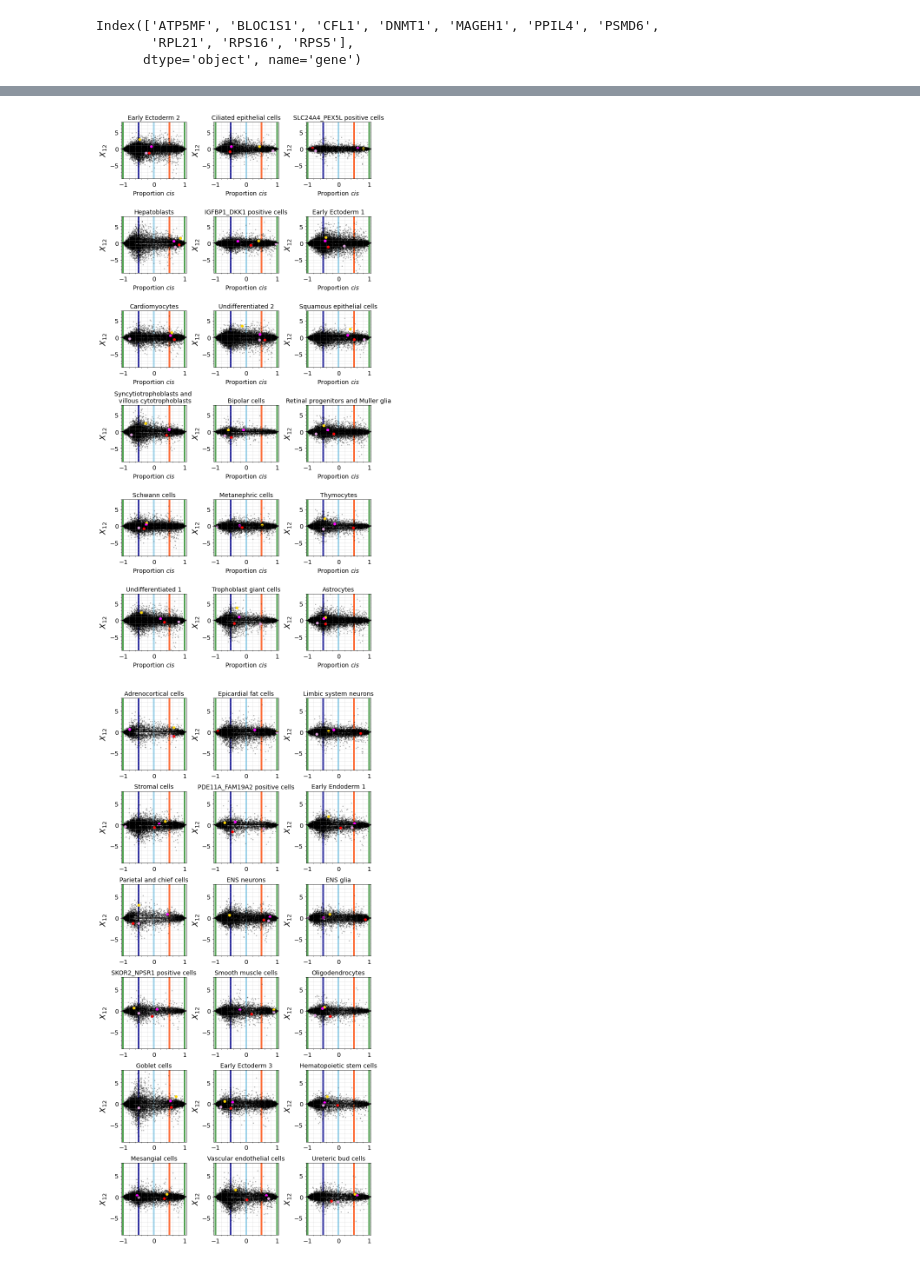
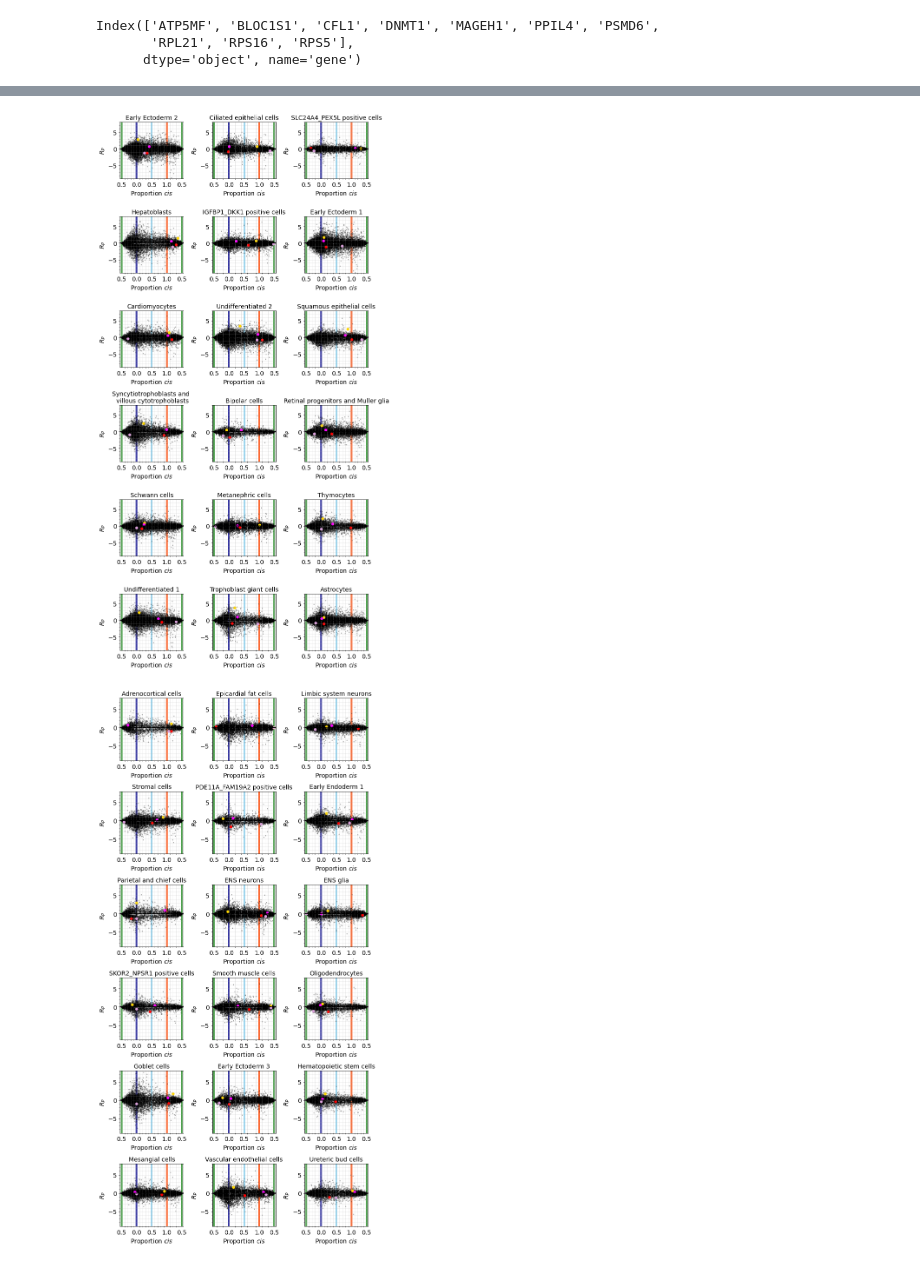
Before and after one commit to pachterlab/HCP_2024, a Jupyter notebook: analysis_Barr.ipynb, the cells around one changed output, grey strips where cells are left out. Saved outputs shown, nothing was run; the diff lists cells and outputs as text; code cells hidden in the pictures.

Commit message:
figure updates.

```diff
--- a/analysis_Barr.ipynb
+++ b/analysis_Barr.ipynb
@@ -208,6 +208,8 @@ fig,ax = plt.subplots(1,4,figsize=(20,5))
 
 axis_width = 4.0
 line_alpha = 0.8
+
+gene_names = ['Mageh1','Bloc1s1','Dnmt1','Ppil4']
 
 for i,gene in enumerate(['MAGEH1','BLOC1S1','DNMT1','PPIL4']):
 
@@ -222,7 +224,7 @@ for i,gene in enumerate(['MAGEH1','BLOC1S1','DNMT1','PPIL4']):
 
 
   ax[i].set_ylabel('$R_P$',fontsize=axis_fs)
-  ax[i].set_title(f'${gene}$',fontsize=title_fs)
+  ax[i].set_title(f'${gene_names[i]}$',fontsize=title_fs)
 
   ax[i].set_ylim(-2.2,5.27)
   ax[i].set_xlim(-1.05,1.05)
@@ -288,6 +286,18 @@ for i,ct in enumerate(cell_types[:18]):
                s = s, alpha = alpha, color = 'black')
 
 
+    # add genes
+
+  for g,gene in enumerate(['MAGEH1','BLOC1S1','DNMT1','PPIL4']):
+      df_gene_ = df_gene[df_gene['gene'].isin([gene])]
+      P = df_gene_['P'].values.flatten()
+      H = df_gene_['H'].values.flatten()
+
+
+      sub_make_plots(P,H,ax=ax[ind1,ind2],
+                   axis_fs = axis_fs,title_fs = title_fs,
+                   s = 30, alpha = 1.0, color = gene_colors[g],)
+
   ax[ind1,ind2].set_ylabel('$R_P$',fontsize=axis_fs)
   ax[ind1,ind2].set_xlabel('Proportion $cis$',fontsize=axis_fs)
   if ct == 'Syncytiotrophoblasts and villous cytotrophoblasts':
@@ -310,23 +320,12 @@ for i,ct in enumerate(cell_types[:18]):
   ax[ind1,ind2].tick_params(bottom=False)
   ax[ind1,ind2].grid(which='both', alpha=0.5, linewidth=0.5)
   ax[ind1,ind2].minorticks_on()
-
-    # add genes
-
-  for g,gene in enumerate(['MAGEH1','BLOC1S1','DNMT1','PPIL4']):
-      df_gene_ = df_gene[df_gene['gene'].isin([gene])]
-      P = df_gene_['P'].values.flatten()
-      H = df_gene_['H'].values.flatten()
-
-
-      sub_make_plots(P,H,ax=ax[ind1,ind2],
-                   axis_fs = axis_fs,title_fs = title_fs,
-                   s = 30, alpha = 1.0, color = gene_colors[g],)
+  ax[ind1,ind2].set_xticks( [-1,-0.5,0.0,0.5,1.0], labels = [0.5,0.0,0.5,1.0,0.5])
 
 plt.tight_layout()
 plt.savefig(f'./figs/barr_celltypes_{n}.png',dpi=400,bbox_inches='tight')
 # %% [output]
-[figure, old version]
+[figure, new version]
 # %%
 cell_types = df['cell.type'].unique()
 
@@ -342,47 +341,47 @@ for i,ct in enumerate(cell_types[18:18*2]):
   H = df_gene['H'].values.flatten()
 
 
   sub_make_plots(P,H,ax=ax[ind1,ind2],
                axis_fs = axis_fs,title_fs = title_fs,
                s = s, alpha = alpha, color = 'black')
 
 
+      # add genes
+
+  for g,gene in enumerate(['MAGEH1','BLOC1S1','DNMT1','PPIL4']):
+      df_gene_ = df_gene[df_gene['gene'].isin([gene])]
+      P = df_gene_['P'].values.flatten()
+      H = df_gene_['H'].values.flatten()
+
+
+      sub_make_plots(P,H,ax=ax[ind1,ind2],
+                   axis_fs = axis_fs,title_fs = title_fs,
+                   s = 30, alpha = 1.0, color = gene_colors[g],)
   ax[ind1,ind2].set_ylabel('$R_P$',fontsize=axis_fs)
-  ax[ind1,ind2].set_ylabel('Proportion $cis$',fontsize=axis_fs)
+  ax[ind1,ind2].set_xlabel('Proportion $cis$',fontsize=axis_fs)
   ax[ind1,ind2].set_title(f'{ct}',fontsize=title_fs)
 
   ax[ind1,ind2].set_ylim(-9.0,8.0)
   ax[ind1,ind2].set_xlim(-1.05,1.05)
   ax[ind1,ind2].tick_params(which='both',labelsize=label_fs)
 
   ax[ind1,ind2].axvline(0.5, color='orangered', linewidth=axis_width, alpha=line_alpha,zorder=0)
   ax[ind1,ind2].axvline(-0.5, color='darkblue', linewidth=axis_width, alpha=line_alpha,zorder=0)
   ax[ind1,ind2].axvline(0.0, color='skyblue', linewidth=axis_width, alpha=line_alpha,zorder=0)
   ax[ind1,ind2].axvline(-1, color='forestgreen', linewidth=axis_width, alpha=line_alpha,zorder=0)
   ax[ind1,ind2].axvline(1, color='forestgreen', linewidth=axis_width, alpha=line_alpha,zorder=0)
   ax[ind1,ind2].axhline(0, color='gray', linewidth=axis_width, alpha = line_alpha,zorder=0)
   ax[ind1,ind2].axhline(0, color='black', linewidth=2, alpha=0.7, linestyle='-')
 
   ax[ind1,ind2].tick_params(axis='both', labelsize=label_fs)
   ax[ind1,ind2].tick_params(bottom=False)
   ax[ind1,ind2].grid(which='both', alpha=0.5, linewidth=0.5)
   ax[ind1,ind2].minorticks_on()
-
-      # add genes
-
-  for g,gene in enumerate(['MAGEH1','BLOC1S1','DNMT1','PPIL4']):
-      df_gene_ = df_gene[df_gene['gene'].isin([gene])]
-      P = df_gene_['P'].values.flatten()
-      H = df_gene_['H'].values.flatten()
-
-
-      sub_make_plots(P,H,ax=ax[ind1,ind2],
-                   axis_fs = axis_fs,title_fs = title_fs,
-                   s = 30, alpha = 1.0, color = gene_colors[g],)
+  ax[ind1,ind2].set_xticks( [-1,-0.5,0.0,0.5,1.0], labels = [0.5,0.0,0.5,1.0,0.5])
 plt.tight_layout()
 plt.savefig(f'./figs/barr_celltypes_{n}.png',dpi=400,bbox_inches='tight');
 # %% [output]
-[figure, old version]
+[figure, new version]
 # %%
 
 
```
Also changed, not shown: parts of 3 cells of this notebook.
